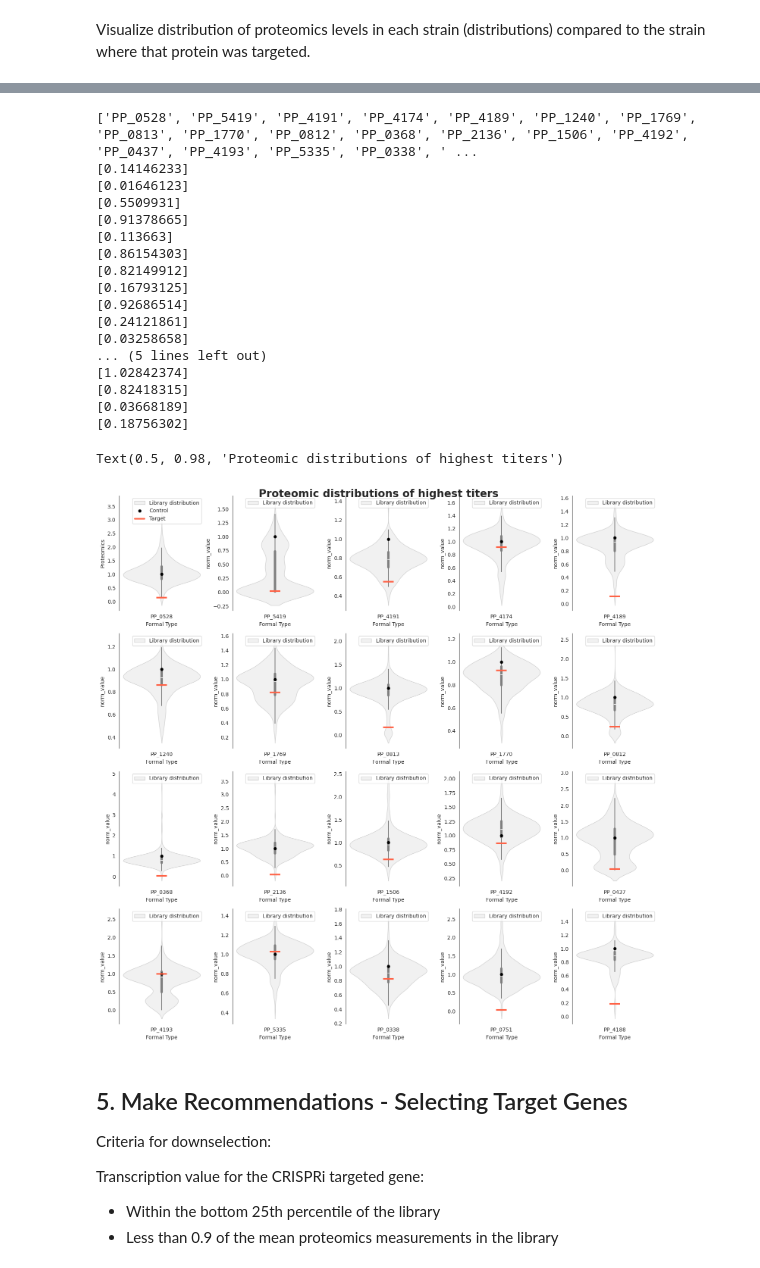
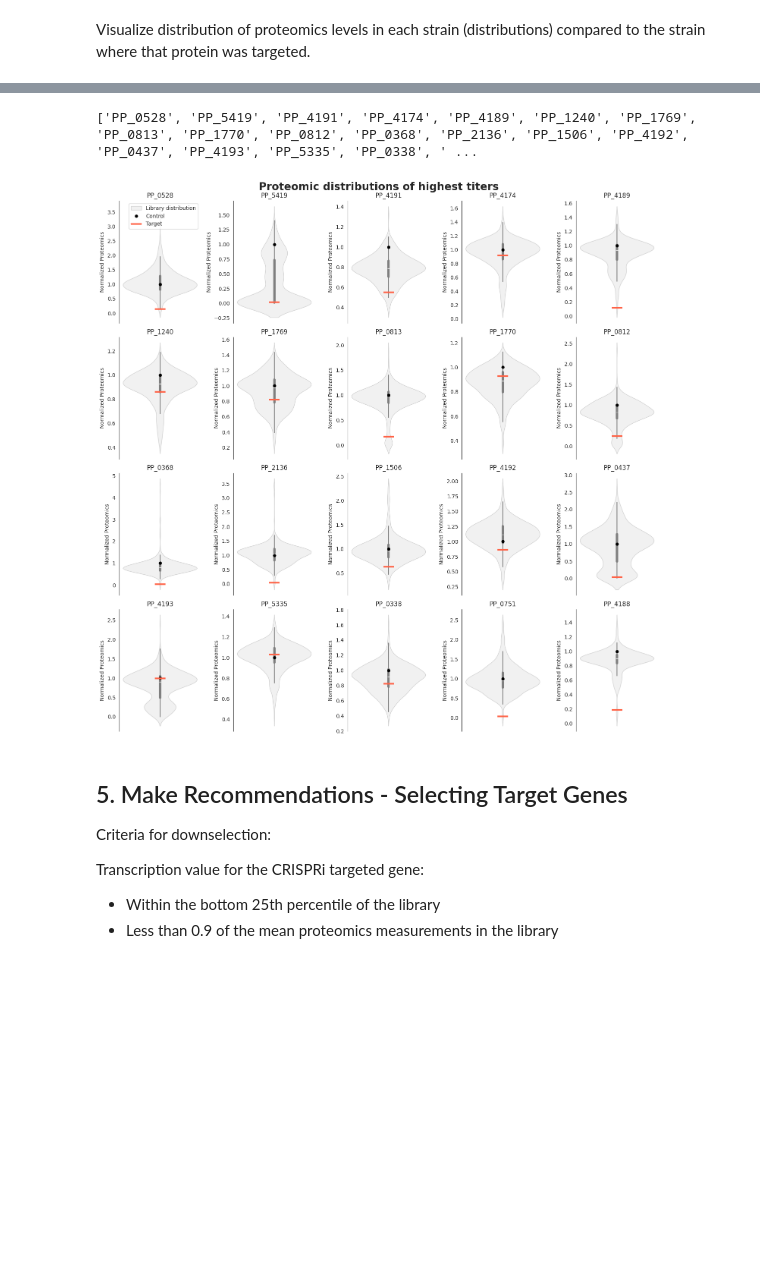
Before and after one commit to JBEI/Isoprenol_CRISPRi, a Jupyter notebook: DavidCarruthers/DBTL0_A_normalize_and_recommend.ipynb, the cells around one changed output, grey strips where cells are left out. Saved outputs shown, nothing was run; the diff lists cells and outputs as text; code cells hidden in the pictures; blank space fills up the shorter version.

Commit message:
Refactoring/updating DBTL0 jupyter notebook.
Adding utils.py file to start to aggregate shared functions.
Reducing complexity/unnecessary print statements in notebook.

```diff
--- a/DavidCarruthers/DBTL0_A_normalize_and_recommend.ipynb
+++ b/DavidCarruthers/DBTL0_A_normalize_and_recommend.ipynb
@@ -813,10 +729,9 @@ Create dataframe for isoprenol production and sort
 # %%
 df_isoprenol             = df2[df2['Measurement Type']=='3-METHYL-3-BUTEN-1-OL']
 df_isoprenol             = df_isoprenol.drop(columns=['Line Name', 'Line Description', 'Measurement Type', 'Protocol','Control', 'Batch', 'can_normalize', 'control_mean', 'norm_value', 'Formal Type'])
-product = 'Isoprenol'
-df_isoprenol.rename(columns={'Value': product}, inplace=True)
-df_isoprenol = df_isoprenol.sort_values(product, ascending=False)
-df_isoprenol
+df_isoprenol.rename(columns={'Value': PRODUCT}, inplace=True)
+df_isoprenol = df_isoprenol.sort_values(PRODUCT, ascending=False)
+df_isoprenol.head(3)
 # %% [output]
 |  | Isoprenol | Strain | Target |
 | 416 | 412.20373 | IY2020 | PP_5419 |
@@ -853,10 +742,8 @@ df_isoprenol[['Isoprenol', 'Strain']].groupby('Strain').mean()
 # %%
-stats_isoprenol          = df_isoprenol[['Isoprenol', 'Strain']].groupby('Strain').mean()
-stats_isoprenol.rename(columns={'Isoprenol': 'mean'}, inplace=True)
-stats_isoprenol['std']   = df_isoprenol[['Isoprenol', 'Strain']].groupby(['Strain']).std()['Isoprenol']
+stats_isoprenol = df_isoprenol[['Isoprenol', 'Strain']].groupby('Strain').agg(['mean', 'std']).droplevel(level=0, axis = 1)
 stats_isoprenol['CV[%]'] = 100* stats_isoprenol['std'] / stats_isoprenol['mean']
 stats_isoprenol = stats_isoprenol.sort_values('CV[%]', ascending=False)
-stats_isoprenol.head()
+stats_isoprenol.head(3)
 # %% [output]
 |  | mean | std | CV[%] |
 | Strain |  |  |  |
@@ -868,8 +753,8 @@ stats_isoprenol.head()
 # %% [markdown]
 Add %CV to the isoprenol dataframe:
 # %%
-df_isoprenol['CV[%]'] = None
-strains = [strain for strain in stats_isoprenol.index.unique()]
+df_isoprenol.loc[:, 'CV[%]'] = None
+strains = list(stats_isoprenol.index.unique())
 for strain in strains:
     index = df_isoprenol[df_isoprenol['Strain']==strain].index
     cv_value = stats_isoprenol[stats_isoprenol.index==strain]['CV[%]'].values
@@ -877,4 +762,5 @@ for strain in strains:
 
 df_isoprenol = df_isoprenol.set_index('Strain')
 df_targets.loc[df_isoprenol.index,["CV[%]","Target"]] = df_isoprenol.loc[:,["CV[%]","Target"]]
+df_targets.head()
 # %% [output]
@@ -1030,7 +834,7 @@ def plot_crispr_library(df_long, df_targets,targetsP, save = True, save_name = N
 
     # Figure dimensions, color and label
     color = 'tomato'
-    ylabel = 'Proteomics'
+    ylabel = 'Normalized Proteomics'
 
     # Keep only strains in index (assumed to have a non NaN value for production)
     df_crispr = df_targets.loc[df_targets['Isoprenol mean'].dropna().index,:]
@@ -1045,11 +849,6 @@ def plot_crispr_library(df_long, df_targets,targetsP, save = True, save_name = N
         i = targetsP.index(target)
         # Creating axes of the right size
         ax = fig.add_subplot(int(np.ceil(len(targetsP)/5)), 5, (i+1))
-        if i==0:
-            ax.set_ylabel(ylabel, fontsize=10)
-        else:
-            ax.set_ylabel(None)
-        ax.set_xlabel(None)
 
 
         if target in df_crispr.columns.tolist():
@@ -1070,13 +869,20 @@ def plot_crispr_library(df_long, df_targets,targetsP, save = True, save_name = N
 
             # Add target
             data = df_targets[df_targets['Target']==target][target].values
-            print(data)
             if len(data)==1:
                 plt.plot(data, marker='_', color=color, markersize=20, markeredgewidth=3, label = 'Target')
+            if target == targetsP[0]:
+                ax.legend()
+            else:
+                ax.get_legend().remove()
+        sns.despine(left=False, bottom=True)
 
-        sns.despine(left=False, bottom=True)
-        if target == targetsP[0]:
-            plt.legend()
+        ax.set_ylabel(ylabel, fontsize=10)
+        ax.set_xlabel(None)
+        ax.set_xticklabels([])
+        ax.set_title(target)
+
+
 
     fig.tight_layout()
     if save_name is None:
@@ -1138,33 +911,17 @@ df_targets
 # %%
 targets_all = list(df_targets.loc[df_targets['Isoprenol mean'].dropna().index,:].sort_values('Isoprenol mean', ascending=False, inplace = False)['Target'].values)
 targets_filter = []
 for tt in targets_all:
     if (sum(df_targets['Target'] == tt) == 1) and (tt in df2['Formal Type'].unique()):
         targets_filter.append(tt)
 targetsP = targets_filter[:20]
 print(targetsP)
 fig = plot_crispr_library(df2, df_targets, targetsP, save=False, violin_field='norm_value')
 fig.suptitle('Proteomic distributions of highest titers', size = 20,  fontweight = 'bold')
+fig.tight_layout()
 # %% [output]
 ['PP_0528', 'PP_5419', 'PP_4191', 'PP_4174', 'PP_4189', 'PP_1240', 'PP_1769', 'PP_0813', 'PP_1770', 'PP_0812', 'PP_0368', 'PP_2136', 'PP_1506', 'PP_4192', 'PP_0437', 'PP_4193', 'PP_5335', 'PP_0338', ' ...
-[0.14146233]
-[0.01646123]
-[0.5509931]
-[0.91378665]
-[0.113663]
-[0.86154303]
-[0.82149912]
-[0.16793125]
-[0.92686514]
-[0.24121861]
-[0.03258658]
-... (5 lines left out)
-[1.02842374]
-[0.82418315]
-[0.03668189]
-[0.18756302]
-Text(0.5, 0.98, 'Proteomic distributions of highest titers')
-[figure, old version]
+[figure, new version]
 # %% [markdown]
 ## 5. Make Recommendations - Selecting Target Genes
 Criteria for downselection:
```
Also changed, not shown: parts of 65 cells of this notebook, 8 other files.
